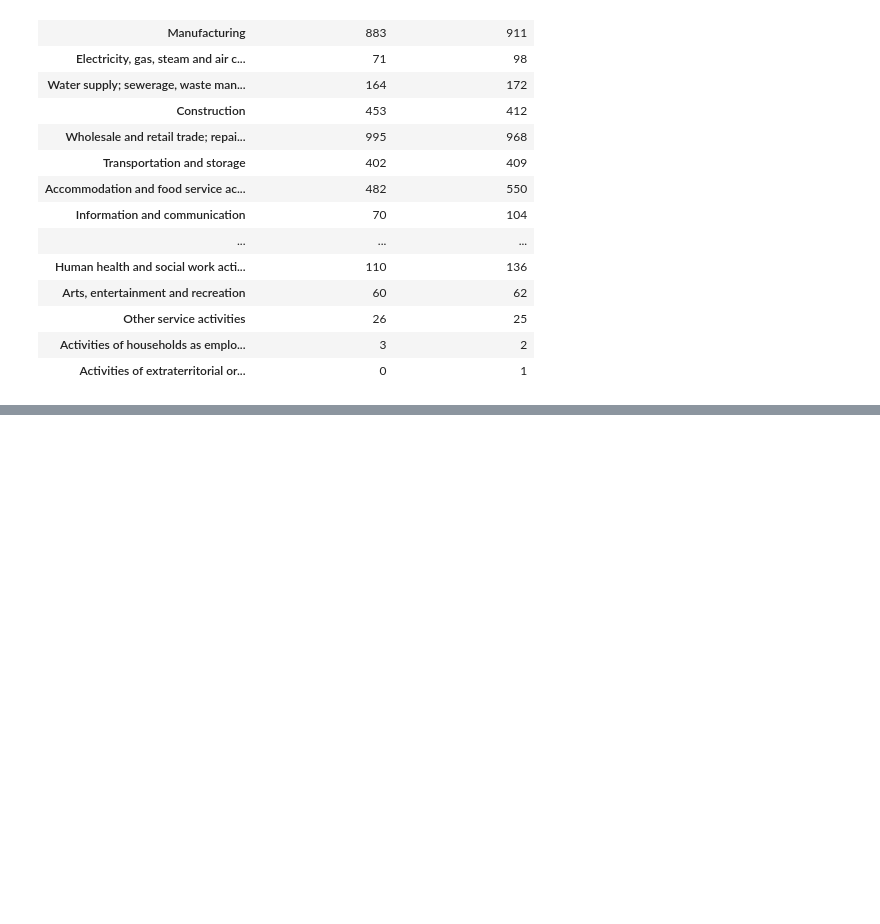
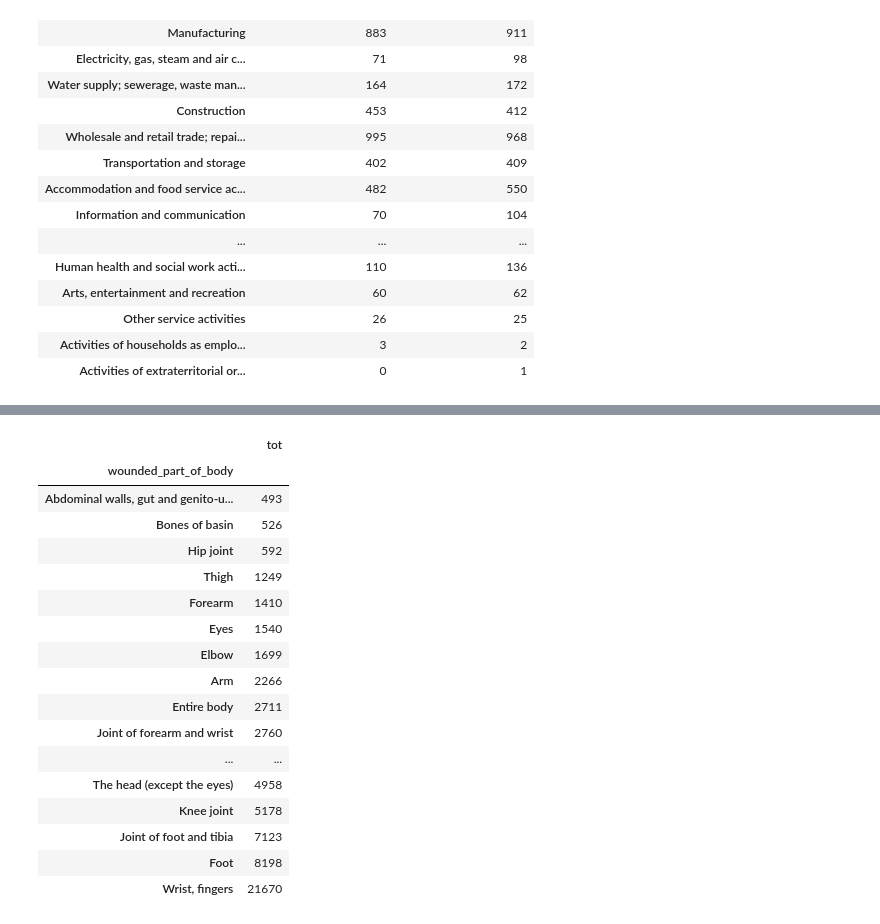
Before and after one commit to 2109Sot/studio-projects, a Jupyter notebook: code/accidents_at_work/Accidents_at_work_14_15.ipynb, the cells around one changed output, grey strips where cells are left out. Cells and saved outputs as stored; diff of their text form; code cells hidden in the pictures; blank space fills up the shorter version.

```diff
--- a/code/accidents_at_work/Accidents_at_work_14_15.ipynb
+++ b/code/accidents_at_work/Accidents_at_work_14_15.ipynb
@@ -119,7 +159,24 @@ bodyparts.set_index('wounded_part_of_body', inplace=True)
 # %%
-bodyparts.sort_values(by='tot').plot(kind='barh')
-
-plt.savefig('bodyparts_total.pdf')
+bodyparts.sort_values(by='tot')
+# %% [output]
+|  | tot |
+| wounded_part_of_body |  |
+| Abdominal walls, gut and genito-u... | 493 |
+| Bones of basin | 526 |
+| Hip joint | 592 |
+| Thigh | 1249 |
+| Forearm | 1410 |
+| Eyes | 1540 |
+| Elbow | 1699 |
+| Arm | 2266 |
+| Entire body | 2711 |
+| Joint of forearm and wrist | 2760 |
+| ... | ... |
+| The head (except the eyes) | 4958 |
+| Knee joint | 5178 |
+| Joint of foot and tibia | 7123 |
+| Foot | 8198 |
+| Wrist, fingers | 21670 |
 # %%
 injuries = pd.read_excel("injury_type_05_15.xlsx")
 injuries
```
Also changed, not shown: parts of 10 cells of this notebook, 9 other files.
